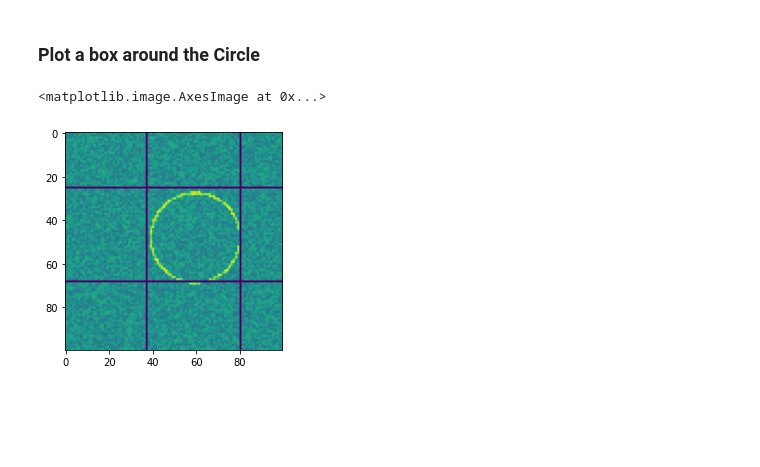
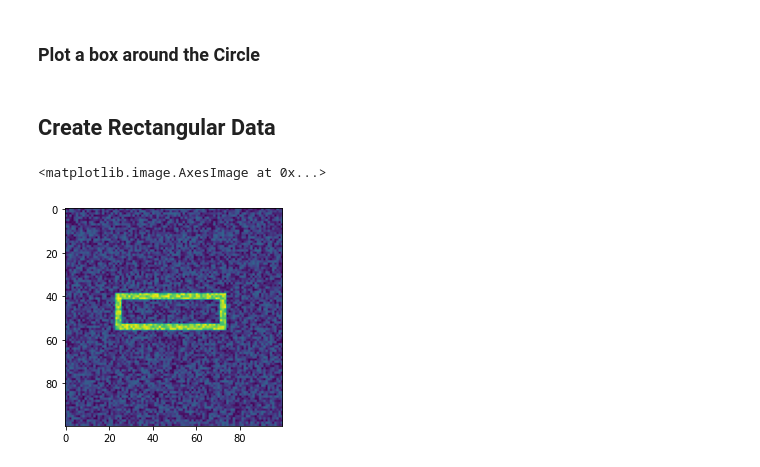
Before and after one commit to cfichtlscherer/ml, a Jupyter notebook: ml/finding_circles_2.ipynb, the cells around one changed output. Cells and saved outputs as stored; diff of their text form; code cells hidden in the pictures; blank space fills up the shorter version.

Commit message:
findig rectangles

```diff
--- a/ml/finding_circles_2.ipynb
+++ b/ml/finding_circles_2.ipynb
@@ -78,11 +69,7 @@ print(train_attributes.shape)
 # %%
 model = keras.Sequential([
-    keras.layers.Conv2D(filters = 5, kernel_size = 22, input_shape=(x_size, y_size, 1)),
-    keras.layers.MaxPooling2D(pool_size=2),
-    keras.layers.Conv2D(filters = 5, kernel_size = 18),
-    keras.layers.MaxPooling2D(pool_size=2),
+    keras.layers.Conv2D(filters = 6, kernel_size = 25, input_shape=(x_size, y_size, 1)),
     keras.layers.Flatten(),
-    keras.layers.Dense(128, activation='relu'),
     keras.layers.Dense(128, activation='relu'),
     keras.layers.Dense(128, activation='relu'),
     keras.layers.Dense(3)
@@ -138,7 +117,7 @@ for i in range(30):
 # %% [markdown]
 ### Plot a box around the Circle
 # %%
-circle_number = 9
+circle_number = 15
 
 cx, cy, r = predictions[circle_number]
 
@@ -157,6 +136,5 @@ w_image[x_1-1 : x_1] = -1
 w_image[x_2-1 : x_2] = -1
 
 plt.imshow(w_image)
-# %% [output]
-<matplotlib.image.AxesImage at 0x...>
-[figure, removed]
+# %% [markdown]
+## Create Rectangular Data
@@ -162,0 +152,39 @@ plt.imshow(w_image)
+# %%
+n = 500 # the number of arrays we want to create
+
+split = 400 # till wich use the data for training
+epos = 50
+
+x_size, y_size = 100, 100 # size of the array
+left, right = 30, 60
+delta_left, delta_right = 15, 15
+
+bottom, top = 30, 60 # center of the circle
+delta_bottom, delta_top = 15, 15
+
+thickness = 3
+
+noise_level = 0.5
+
+rectangles = np.zeros((n, x_size, y_size))
+r_attributes = np.zeros((n, 4))
+
+for i in tqdm(range(n)):
+
+    l = int(left + delta_left * (2 * (np.random.random()-0.5)))
+    r = int(right + delta_right * (2 * (np.random.random()-0.5)))
+
+    t = int(top + delta_top * (2 * (np.random.random()-0.5)))
+    b = int(bottom + delta_bottom * (2 * (np.random.random()-0.5)))
+
+
+    attributes = np.array([l, r, t, b])
+    rect = create_rect_array(x_size, y_size, l, r, t, b, thickness)
+
+    rectangles[i] = rect + noise_level * np.random.random((x_size, y_size))
+    r_attributes[i] = attributes
+# %%
+plt.imshow(rectangles[9])
+# %% [output]
+<matplotlib.image.AxesImage at 0x...>
+[figure, added]
```
Also changed, not shown: parts of 18 cells of this notebook, 1 other file.
